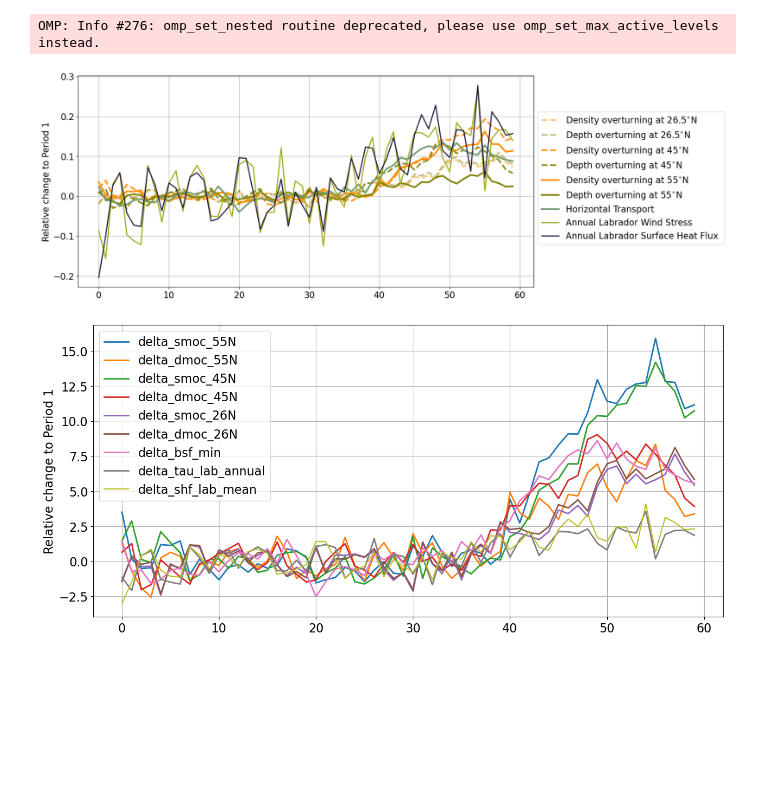
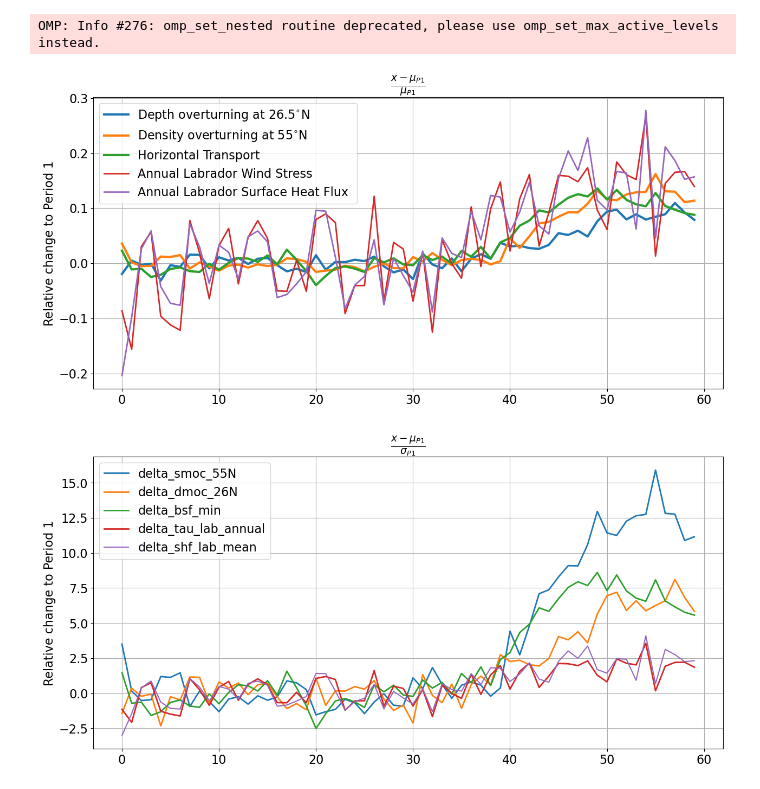
Before and after one commit to inagler/current, a Jupyter notebook: Trigger.ipynb, the cells around one changed output. Drawn from its saved outputs; the diff is of its cells as text; code cells hidden in the pictures; blank space fills up the shorter version.

Commit message:
making figures pretty for the mideterm evaluation

```diff
--- a/Trigger.ipynb
+++ b/Trigger.ipynb
@@ -107,33 +107,35 @@ delta_dmoc_26N = ((ds_dmoc_26N - ds_dmoc_26N.isel(time=slice(0,40)).mean('time')
 # %%
 fig = plt.subplots(figsize=(15, 7))
 
 colors1 = cmo.rain(np.linspace(0.1, 1, 4))
 colors2 = cmo.speed(np.linspace(0.1, 0.9, 4))
 
 plt.rc('font', size=16)
 
-plt.plot(delta_smoc_26N, label=r'Density overturning at 26.5$^{\circ}$N', linewidth = 3, linestyle = '--', color = 'darkorange', alpha=0.5)
-plt.plot(delta_dmoc_26N, label=r'Depth overturning at 26.5$^{\circ}$N', linewidth = 3, linestyle = '--', color = 'olive', alpha=0.5)
+#plt.plot(delta_smoc_26N, label=r'Density overturning at 26.5$^{\circ}$N', linewidth = 3, linestyle = '--', alpha=0.5)
+plt.plot(delta_dmoc_26N, label=r'Depth overturning at 26.5$^{\circ}$N', linewidth = 3)#, linestyle = '--', alpha=0.5)
 
-plt.plot(delta_smoc_45N, label=r'Density overturning at 45$^{\circ}$N', linewidth = 3, linestyle = '--', color = 'darkorange', alpha=0.9)
-plt.plot(delta_dmoc_45N, label=r'Depth overturning at 45$^{\circ}$N', linewidth = 3, linestyle = '--', color = 'olive', alpha=0.9)
+#plt.plot(delta_smoc_45N, label=r'Density overturning at 45$^{\circ}$N', linewidth = 3, linestyle = '--', alpha=0.9)
+#plt.plot(delta_dmoc_45N, label=r'Depth overturning at 45$^{\circ}$N', linewidth = 3, linestyle = '--', alpha=0.9)
 
-plt.plot(delta_smoc_55N, label=r'Density overturning at 55$^{\circ}$N', linewidth = 3, color = 'darkorange')
-plt.plot(delta_dmoc_55N, label=r'Depth overturning at 55$^{\circ}$N', linewidth = 3, color = 'olive')
+plt.plot(delta_smoc_55N, label=r'Density overturning at 55$^{\circ}$N', linewidth = 3)
+#plt.plot(delta_dmoc_55N, label=r'Depth overturning at 55$^{\circ}$N', linewidth = 3)
 
-plt.plot(delta_bsf_min, label='Horizontal Transport', linewidth = 3, color = colors1[1])
+plt.plot(delta_bsf_min, label='Horizontal Transport', linewidth = 3)#, color = colors1[1])
 
-plt.plot(delta_tau_lab_annual, label='Annual Labrador Wind Stress', linewidth = 2, color = colors2[1])
-plt.plot(delta_shf_lab_mean, label='Annual Labrador Surface Heat Flux ', linewidth = 2, color = colors1[3])
+plt.plot(delta_tau_lab_annual, label='Annual Labrador Wind Stress', linewidth = 2)#, color = colors2[1])
+plt.plot(delta_shf_lab_mean, label='Annual Labrador Surface Heat Flux ', linewidth = 2)#, color = colors1[3])
 
 plt.ylabel('Relative change to Period 1')
-plt.legend(loc='upper left', bbox_to_anchor=(1, 0.85))
+#plt.legend(loc='upper left', bbox_to_anchor=(1, 0.85))
+plt.legend()
 
+plt.title(r'$\frac{x-\mu_{P1}}{\mu_{P1}}$')
 
 plt.grid()
-plt.show()
+#plt.show()
 
-#plt.savefig(os.path.expanduser('~/phase1_CONDA/results/') + 'Figure7.png', bbox_inches='tight', dpi=300)
+plt.savefig(os.path.expanduser('~/phase1_CONDA/results/') + 'Trigger_muP1_muP1.png', bbox_inches='tight', dpi=300)
 # %% [output]
-[figure, old version]
+[figure, new version]
 # %%
@@ -150,21 +152,24 @@ s_delta_shf_lab_mean = ((ds_shf_lab - ds_shf_lab.isel(time=slice(0,40)).mean('ti
 # %%
 fig = plt.subplots(figsize=(15, 7))
 plt.rc('font', size=16)
-plt.plot(s_delta_smoc_55N, label='delta_smoc_55N', linewidth = 2)
-plt.plot(s_delta_dmoc_55N, label='delta_dmoc_55N', linewidth = 2)
-plt.plot(s_delta_smoc_45N, label='delta_smoc_45N', linewidth = 2)
-plt.plot(s_delta_dmoc_45N, label='delta_dmoc_45N', linewidth = 2)
-plt.plot(s_delta_smoc_26N, label='delta_smoc_26N', linewidth = 2)
-plt.plot(s_delta_dmoc_26N, label='delta_dmoc_26N', linewidth = 2)
-plt.plot(-s_delta_bsf_min, label='delta_bsf_min', linewidth = 2)
-plt.plot(s_delta_tau_lab_annual, label='delta_tau_lab_annual', linewidth = 2)
-#plt.plot(s_delta_tau_lab_march, label='delta_tau_lab_march', linewidth = 2)
-plt.plot(-s_delta_shf_lab_mean, label='delta_shf_lab_mean')
+plt.plot(stdP1_delta_smoc_55N, label='delta_smoc_55N', linewidth = 2)
+#plt.plot(stdP1_delta_dmoc_55N, label='delta_dmoc_55N', linewidth = 2)
+#plt.plot(stdP1_delta_smoc_45N, label='delta_smoc_45N', linewidth = 2)
+#plt.plot(stdP1_delta_dmoc_45N, label='delta_dmoc_45N', linewidth = 2)
+#plt.plot(stdP1_delta_smoc_26N, label='delta_smoc_26N', linewidth = 2)
+plt.plot(stdP1_delta_dmoc_26N, label='delta_dmoc_26N', linewidth = 2)
+plt.plot(-stdP1_delta_bsf_min, label='delta_bsf_min', linewidth = 2)
+plt.plot(stdP1_delta_tau_lab_annual, label='delta_tau_lab_annual', linewidth = 2)
+#plt.plot(stdP1_delta_tau_lab_march, label='delta_tau_lab_march', linewidth = 2)
+plt.plot(-stdP1_delta_shf_lab_mean, label='delta_shf_lab_mean')
 plt.ylabel('Relative change to Period 1')
 plt.legend()
+
+plt.title(r'$\frac{x-\mu_{P1}}{\sigma_{P1}}$')
+
 plt.grid()
 plt.show()
-#plt.savefig(os.path.expanduser('~/phase1_CONDA/results/')+'STF_TAU_SHF_delta_comparison.png', bbox_inches='tight')
+#plt.savefig(os.path.expanduser('~/phase1_CONDA/results/')+'Trigger_muP1_sigmaP1.png', bbox_inches='tight')
 # %% [output]
-[figure, old version]
+[figure, new version]
 # %%
```
Also changed, not shown: parts of 5 cells of this notebook, 15 other files.
